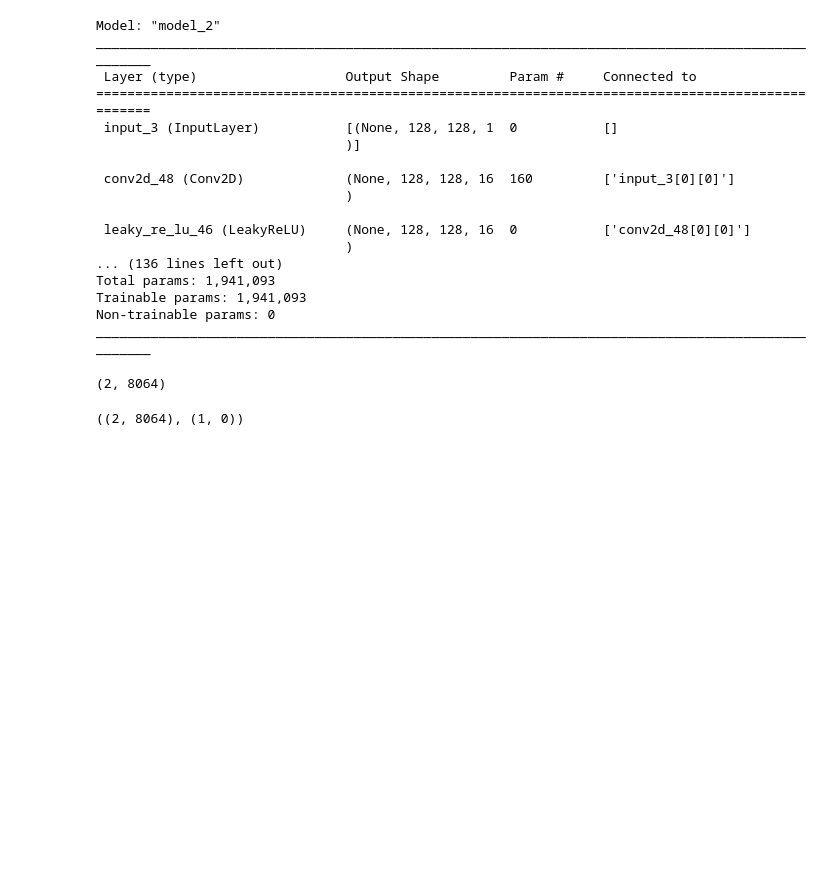
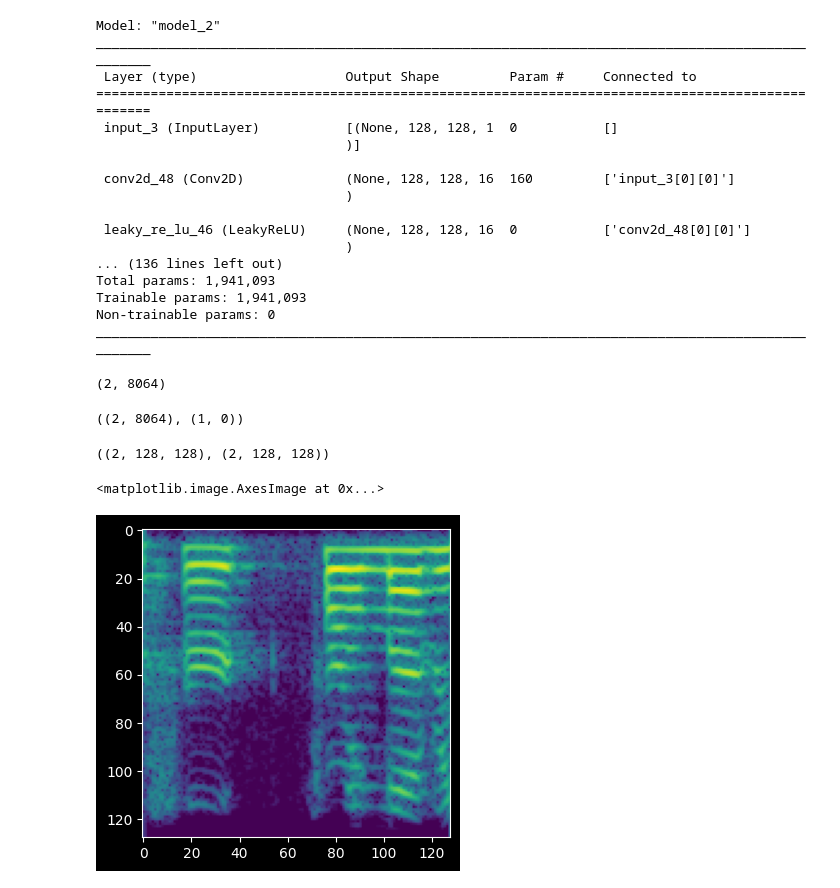
Before and after one commit to bameroncaird/deepsonar, a Jupyter notebook: autoencoder/test_pretrained_model.ipynb, the cells around one changed output. Saved outputs shown, nothing was run; the diff lists cells and outputs as text; code cells hidden in the pictures; blank space fills up the shorter version.

Commit message:
made denoising predictions for a single real example

```diff
--- a/autoencoder/test_pretrained_model.ipynb
+++ b/autoencoder/test_pretrained_model.ipynb
@@ -78,2 +78,13 @@ real_audio.shape, fake_audio.shape
 # %% [output]
 ((2, 8064), (1, 0))
+# %%
+m_amp_db_audio, m_pha_audio = DAE.numpy_audio_to_matrix_spectrogram(real_audio, DIM_SQUARE_SPEC, N_FFT, HOP_LENGTH_FFT)
+m_amp_db_audio.shape, m_pha_audio.shape
+# %% [output]
+((2, 128, 128), (2, 128, 128))
+# %%
+plt.figure(figsize=(10, 4))
+plt.imshow(m_amp_db_audio[1])
+# %% [output]
+<matplotlib.image.AxesImage at 0x...>
+[figure, added]
```
Also changed, not shown: parts of 8 cells of this notebook.
